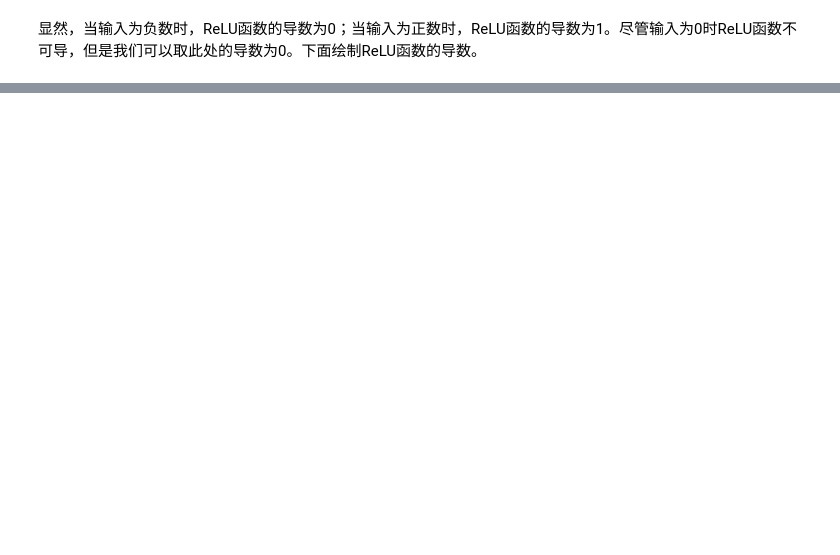
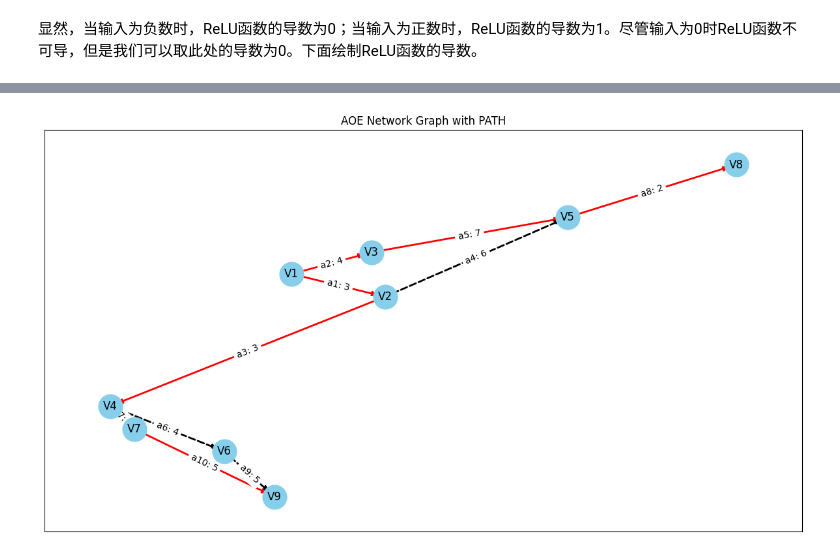
Before and after one commit to KelvinLauMiau/Dive-into-DL_PyTorch, a Jupyter notebook: 2_3_MutilayerPerception.ipynb, the cells around one changed output, grey strips where cells are left out. Drawn from its saved outputs; the diff is of its cells as text; code cells hidden in the pictures; blank space fills up the shorter version.

```diff
--- a/2_3_MutilayerPerception.ipynb
+++ b/2_3_MutilayerPerception.ipynb
@@ -188,0 +301,80 @@ xyplot(x, x.grad, 'grad of relu')
+# %%
+# 解析给定的图像以确定网络的结构和节点之间的关系
+# 由于无法从图像中直接解析文本，我将手动输入提供的图像中的信息
+# 创建 AOE 网络图，并计算关键路径
+
+# 定义活动和持续时间
+activities = {
+    'a1': {'start': 'V1', 'end': 'V2', 'duration': 3},
+    'a2': {'start': 'V1', 'end': 'V3', 'duration': 4},
+    'a3': {'start': 'V2', 'end': 'V4', 'duration': 3},
+    'a4': {'start': 'V2', 'end': 'V5', 'duration': 6},
+    'a5': {'start': 'V3', 'end': 'V5', 'duration': 7},
+    'a6': {'start': 'V4', 'end': 'V6', 'duration': 4},
+    'a7': {'start': 'V4', 'end': 'V7', 'duration': 5},
+    'a8': {'start': 'V5', 'end': 'V8', 'duration': 2},
+    'a9': {'start': 'V6', 'end': 'V9', 'duration': 5},
+    'a10': {'start': 'V7', 'end': 'V9', 'duration': 5},
+}
+
+# 创建有向图
+G = nx.DiGraph()
+
+# 添加节点和活动（边）
+for a, data in activities.items():
+    G.add_node(data['start'])
+    G.add_node(data['end'])
+    G.add_edge(data['start'], data['end'], weight=data['duration'], label=f"{a}: {data['duration']}")
+
+# 使用 NetworkX 的内置算法计算最早和最晚开始时间
+# 这需要图为无环，这里假设输入的活动图是无环的
+
+# 计算最早开始时间
+for node in nx.topological_sort(G):
+    # 为每个节点设置最早开始时间，默认为0
+    G.nodes[node]['earliest_start'] = 0
+    # 对于每个进入节点的边，更新最早开始时间
+    for pred in G.predecessors(node):
+        G.nodes[node]['earliest_start'] = max(G.nodes[node]['earliest_start'],
+                                              G.nodes[pred]['earliest_start'] + G[pred][node]['weight'])
+
+# 计算最晚开始时间
+# 首先找到最后一个节点，即没有出度的节点
+for node in reversed(list(nx.topological_sort(G))):
+    # 如果节点没有出度，那么它的最晚开始时间等于最早开始时间
+    if len(list(G.successors(node))) == 0:
+        G.nodes[node]['latest_start'] = G.nodes[node]['earliest_start']
+    else:
+        # 否则，为每个节点设置最晚开始时间，初始为无限大
+        G.nodes[node]['latest_start'] = float('inf')
+
+# 对于每个离开节点的边，更新最晚开始时间
+for node in reversed(list(nx.topological_sort(G))):
+    for succ in G.successors(node):
+        G.nodes[node]['latest_start'] = min(G.nodes[node]['latest_start'],
+                                            G.nodes[succ]['latest_start'] - G[node][succ]['weight'])
+
+# 找到关键路径
+critical_path = []
+for edge in G.edges:
+    if G.nodes[edge[0]]['earliest_start'] == G.nodes[edge[1]]['latest_start'] - G.edges[edge]['weight']:
+        critical_path.append(edge)
+
+# 绘制网络图
+pos = nx.spring_layout(G)  # 使用 spring_layout 来放置节点
+plt.figure(figsize=(15, 8))
+# 画节点
+nx.draw_networkx_nodes(G, pos, node_size=700, node_color='skyblue')
+# 画边
+nx.draw_networkx_edges(G, pos, edgelist=critical_path, edge_color='red', width=2)
+nx.draw_networkx_edges(G, pos, edgelist=set(G.edges) - set(critical_path), edge_color='black', style='dashed', width=2)
+# 标签
+nx.draw_networkx_labels(G, pos)
+nx.draw_networkx_edge_labels(G, pos, edge_labels=nx.get_edge_attributes(G, 'label'))
+
+# 显示图表
+plt.title('AOE Network Graph with PATH')
+# 显示图形
+plt.show()
+# %% [output]
+[figure, added]
```
Also changed, not shown: parts of 12 cells of this notebook, 3 other files.
